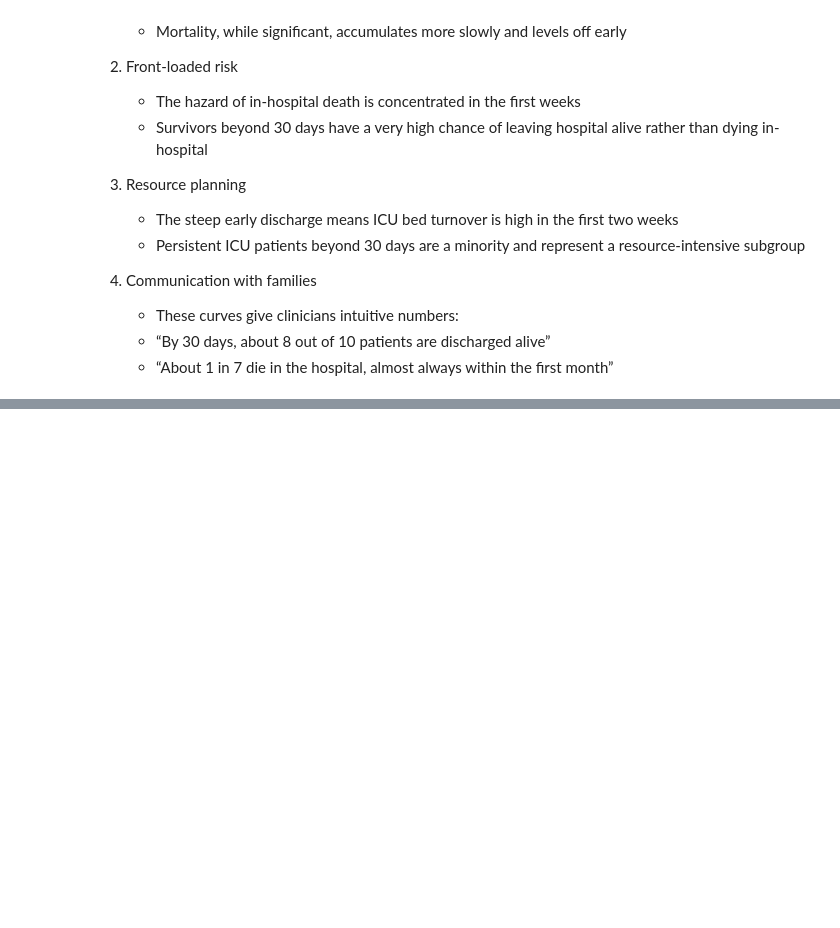
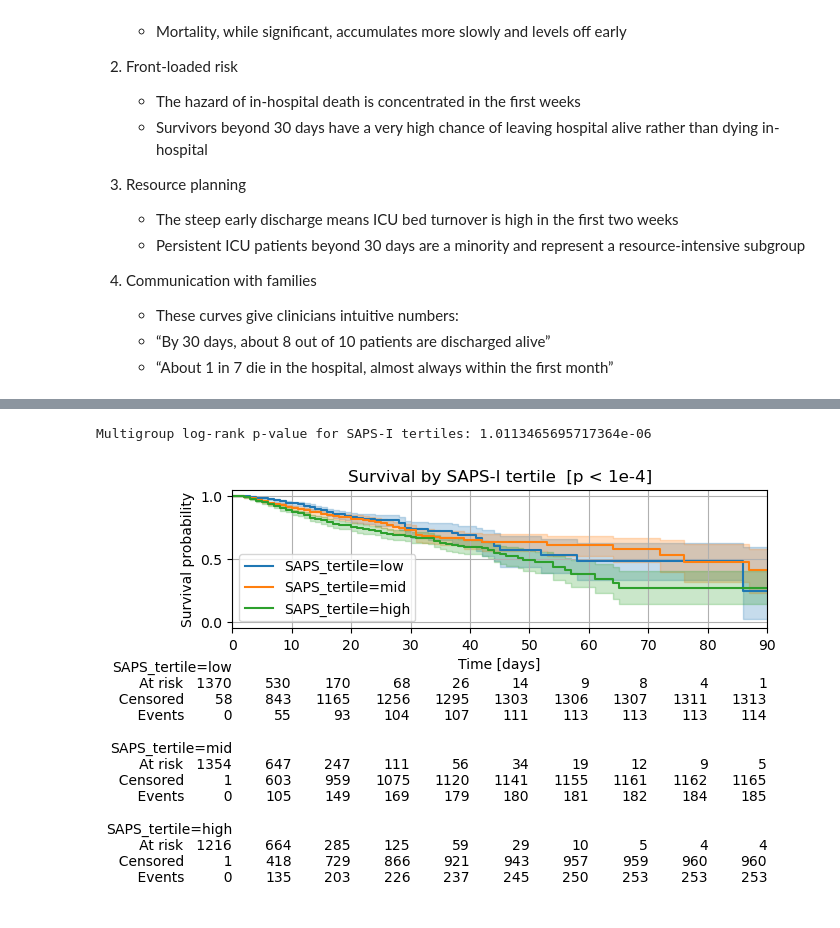
Before and after one commit to IE-ML-for-Healthcare/ICU_Survival_analysis, a Jupyter notebook: 01_ICU_Survival_analysis_KM.ipynb, the cells around one changed output, grey strips where cells are left out. Drawn from its saved outputs; the diff is of its cells as text; code cells hidden in the pictures; blank space fills up the shorter version.

```diff
--- a/01_ICU_Survival_analysis_KM.ipynb
+++ b/01_ICU_Survival_analysis_KM.ipynb
@@ -461,0 +512,10 @@ plt.show()
+# %%
+# Illness severity via SAPS-I tertiles if available
+if "SAPS-I" in ICU.columns:
+    ICU["SAPS_tertile"] = pd.qcut(ICU["SAPS-I"], q=3, labels=["low","mid","high"])
+    km_by_group(ICU, "SAPS_tertile", title="Survival by SAPS-I tertile")
+    res_saps = multivariate_logrank_test(ICU["duration"], groups=ICU["SAPS_tertile"], event_observed=ICU["event"])
+    print("Multigroup log-rank p-value for SAPS-I tertiles:", res_saps.p_value)
+# %% [output]
+Multigroup log-rank p-value for SAPS-I tertiles: 1.0113465695717364e-06
+[figure, added]
```
Also changed, not shown: parts of 7 cells of this notebook, 2 other files.
